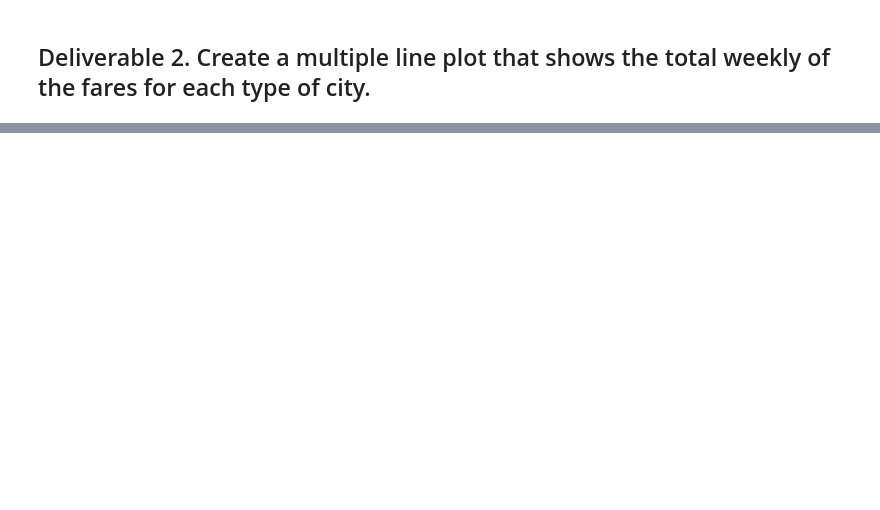
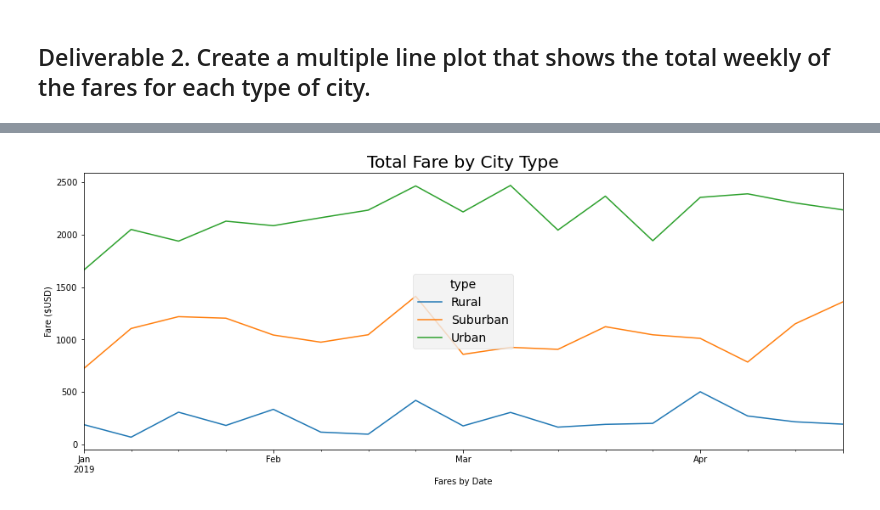
Before and after one commit to KJAnalytics/Pyber, a Jupyter notebook: Pyber_Challenge.ipynb, the cells around one changed output, grey strips where cells are left out. Cells and saved outputs as stored; diff of their text form; code cells hidden in the pictures; blank space fills up the shorter version.

Commit message:
final update for challenge

```diff
--- a/Pyber_Challenge.ipynb
+++ b/Pyber_Challenge.ipynb
@@ -88,3 +197,5 @@ fares_by_date_df.head()
 # %%
 # 4. Create a pivot table with the 'date' as the index, the columns ='type', and values='fare'
 # to get the total fares for each type of city by the date.
+fares_by_date_pivot = fares_by_date_df.pivot(index="new_date", columns="type", values="fare")
+fares_by_date_pivot.head()
@@ -91,2 +210,4 @@ fares_by_date_df.head()
 # %%
 # 5. Create a new DataFrame from the pivot table DataFrame using loc on the given dates, '2019-01-01':'2019-04-29'.
+limited_fare_dates_df = fares_by_date_pivot.loc["2019-01-01":"2019-04-28"]
+limited_fare_dates_df.head()
@@ -93,5 +222,7 @@ fares_by_date_df.head()
 # %%
-# 6. Set the "date" index to datetime datatype. This is necessary to use the resample() method in Step 8.
-# df.index = pd.to_datetime(df.index)
+#6. Set the "date" index to datetime dattype.  This is necessary to use the resample() method in Step 8.
+# df.index = pd.to_atetime(df.index)
+
+limited_fare_dates_df.index = pd.to_datetime(limited_fare_dates_df.index)
 # %%
 # 7. Check that the datatype for the index is datetime using df.info()
@@ -98,2 +241,4 @@ fares_by_date_df.head()
 # %%
 # 8. Create a new DataFrame using the "resample()" function by week 'W' and get the sum of the fares for each week.
+weekly_fares = limited_fare_dates_df.resample("W").sum()
+weekly_fares.head()
@@ -100,7 +253,17 @@ fares_by_date_df.head()
 # %%
 # 8. Using the object-oriented interface method, plot the resample DataFrame using the df.plot() function.
-
+ax = weekly_fares.plot(figsize=(16, 6))
 # Import the style from Matplotlib.
 from matplotlib import style
 # Use the graph style fivethirtyeight.
 style.use('fivethirtyeight')
+
+ax.legend(["Rural", "Suburban", "Urban"], loc="center", title="type")
+ax.set_title("Total Fare by City Type")
+ax.set_xlabel("Fares by Date")
+ax.set_ylabel("Fare ($USD)")
+
+plt.savefig("analysis/Challenge_Figure.png")
+plt.show()
+# %% [output]
+[figure, added]
```
Also changed, not shown: parts of 19 cells of this notebook, 1 other file.
